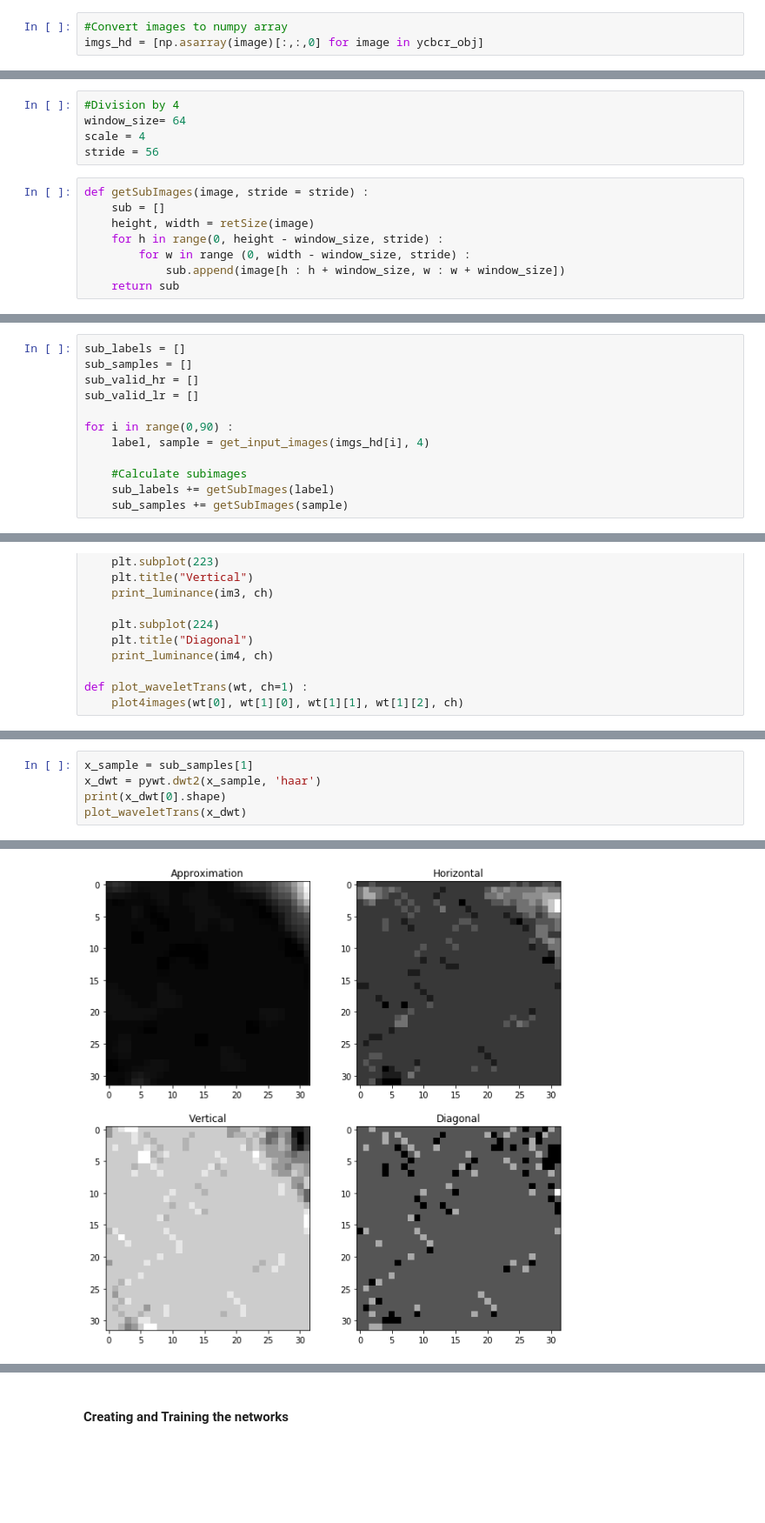
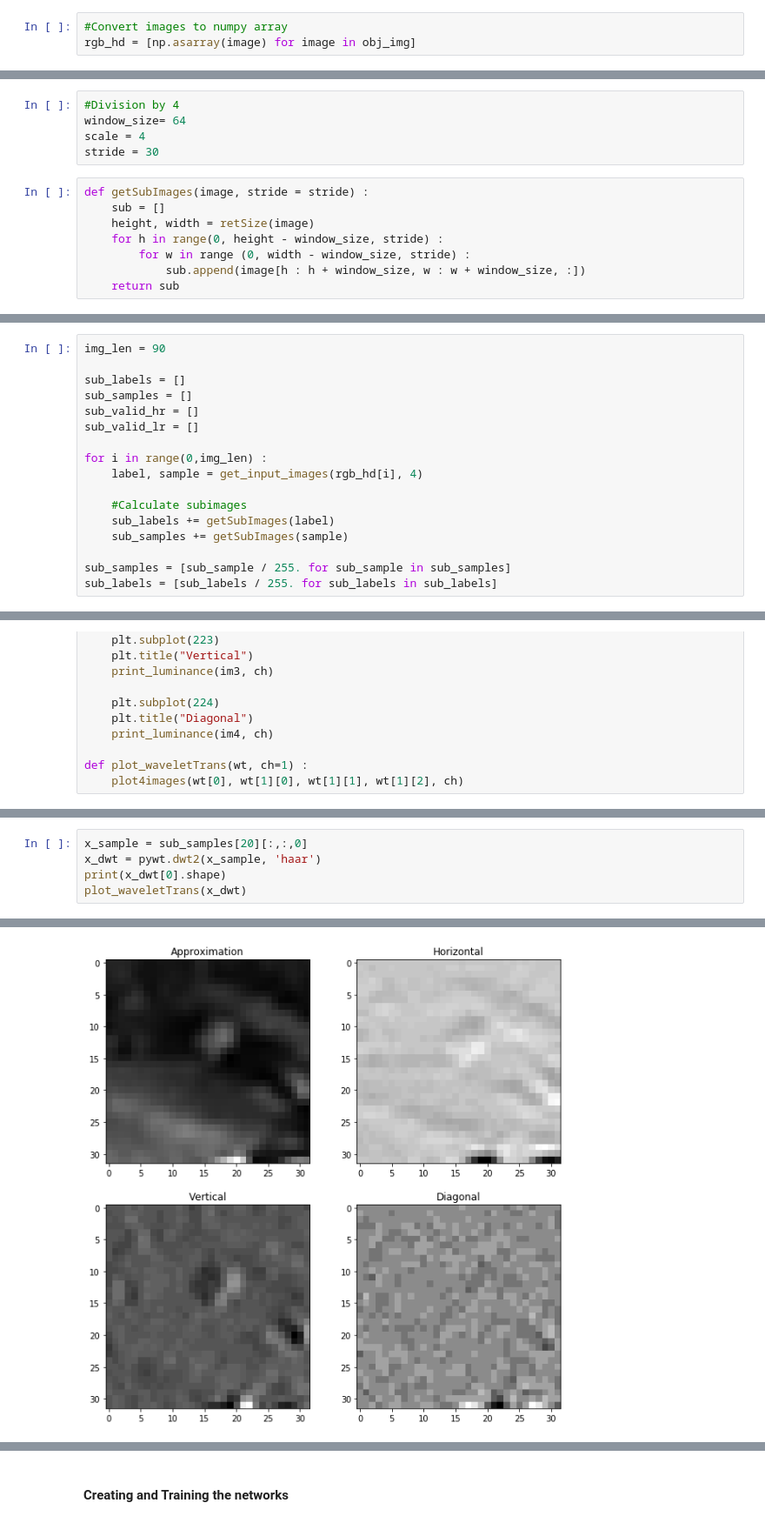
Before and after one commit to Shrecki/SuperHighResProject, a Jupyter notebook: SRCNN_notebook.ipynb, the cells around one changed output, grey strips where cells are left out. Shown at 87% size. Drawn from its saved outputs; the diff is of its cells as text; blank space fills up the shorter version.

```diff
--- a/SRCNN_notebook.ipynb
+++ b/SRCNN_notebook.ipynb
@@ -88,3 +98,3 @@ ycbcr_obj = convertToYCbCr(obj_img)
 # %%
 #Convert images to numpy array
-imgs_hd = [np.asarray(image)[:,:,0] for image in ycbcr_obj]
+rgb_hd = [np.asarray(image) for image in obj_img]
@@ -113,12 +119,12 @@ def retSize(x):
 #Division by 4
 window_size= 64
 scale = 4
-stride = 56
+stride = 30
 # %%
 def getSubImages(image, stride = stride) :
     sub = []
     height, width = retSize(image)
     for h in range(0, height - window_size, stride) :
         for w in range (0, width - window_size, stride) :
-            sub.append(image[h : h + window_size, w : w + window_size])
+            sub.append(image[h : h + window_size, w : w + window_size, :])
     return sub
@@ -125,12 +135,17 @@ def getSubImages(image, stride = stride) :
 # %%
+img_len = 90
+
 sub_labels = []
 sub_samples = []
 sub_valid_hr = []
 sub_valid_lr = []
 
-for i in range(0,90) :
-    label, sample = get_input_images(imgs_hd[i], 4)
+for i in range(0,img_len) :
+    label, sample = get_input_images(rgb_hd[i], 4)
 
     #Calculate subimages
     sub_labels += getSubImages(label)
     sub_samples += getSubImages(sample)
+
+sub_samples = [sub_sample / 255. for sub_sample in sub_samples]
+sub_labels = [sub_labels / 255. for sub_labels in sub_labels]
@@ -176,9 +199,9 @@ def plot_waveletTrans(wt, ch=1) :
 # %%
-x_sample = sub_samples[1]
+x_sample = sub_samples[20][:,:,0]
 x_dwt = pywt.dwt2(x_sample, 'haar')
 print(x_dwt[0].shape)
 plot_waveletTrans(x_dwt)
 # %% [output]
 (32, 32)
-[figure, old version]
+[figure, new version]
 # %%
```
Also changed, not shown: parts of 56 cells of this notebook, 6 other files.
